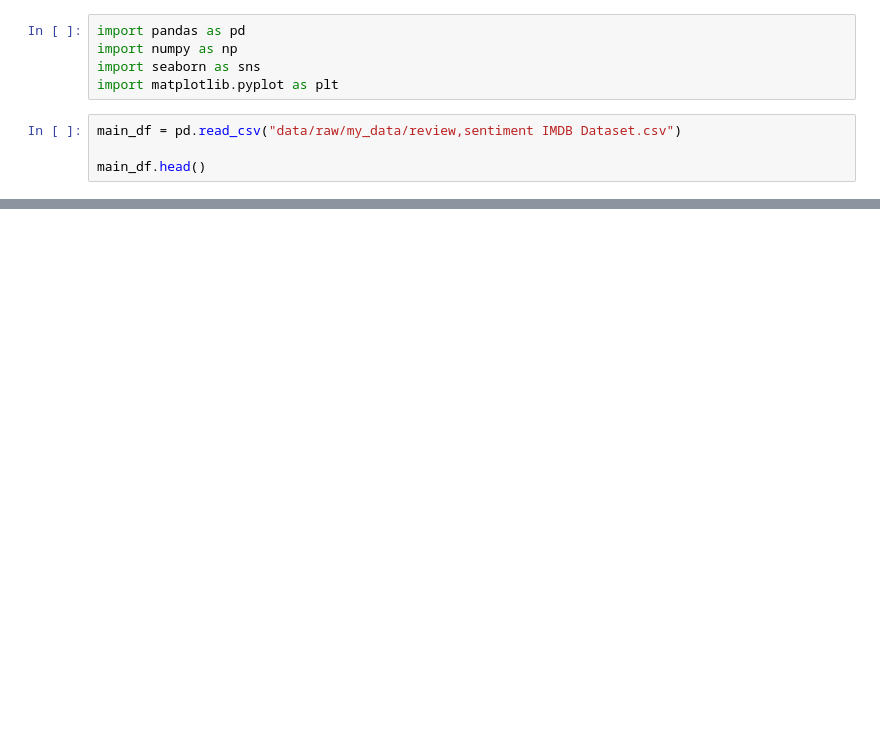
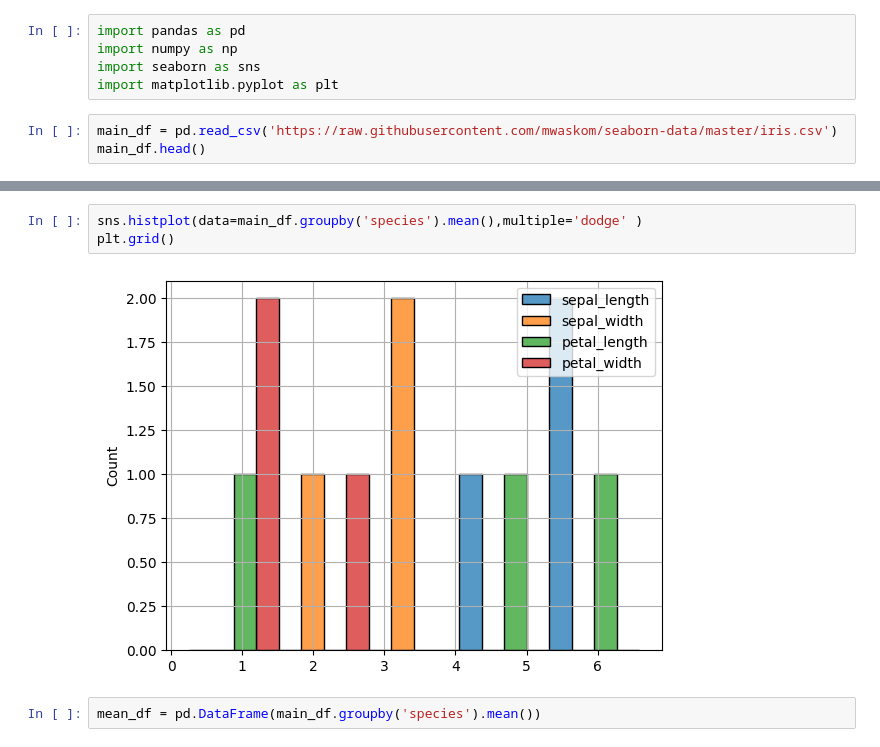
Before and after one commit to 4GeeksAcademy/utku_seyithanoglu_naive_bayes, a Jupyter notebook: src/my_train.ipynb, the cells around one changed output, grey strips where cells are left out. Saved outputs shown, nothing was run; the diff lists cells and outputs as text; blank space fills up the shorter version.

```diff
--- a/src/my_train.ipynb
+++ b/src/my_train.ipynb
@@ -4,7 +4,6 @@ import numpy as np
 import seaborn as sns
 import matplotlib.pyplot as plt
 # %%
-main_df = pd.read_csv("data/raw/my_data/review,sentiment IMDB Dataset.csv")
-
+main_df = pd.read_csv('https://raw.githubusercontent.com/mwaskom/seaborn-data/master/iris.csv')
 main_df.head()
 # %% [output]
@@ -11,0 +72,7 @@ FileNotFoundError: [Errno 2] No such file or directory: 'data/raw/my_data/review
+# %%
+sns.histplot(data=main_df.groupby('species').mean(),multiple='dodge' )
+plt.grid()
+# %% [output]
+[figure, added]
+# %%
+mean_df = pd.DataFrame(main_df.groupby('species').mean())
```
Also changed, not shown: parts of 48 cells of this notebook, 1 other file.
